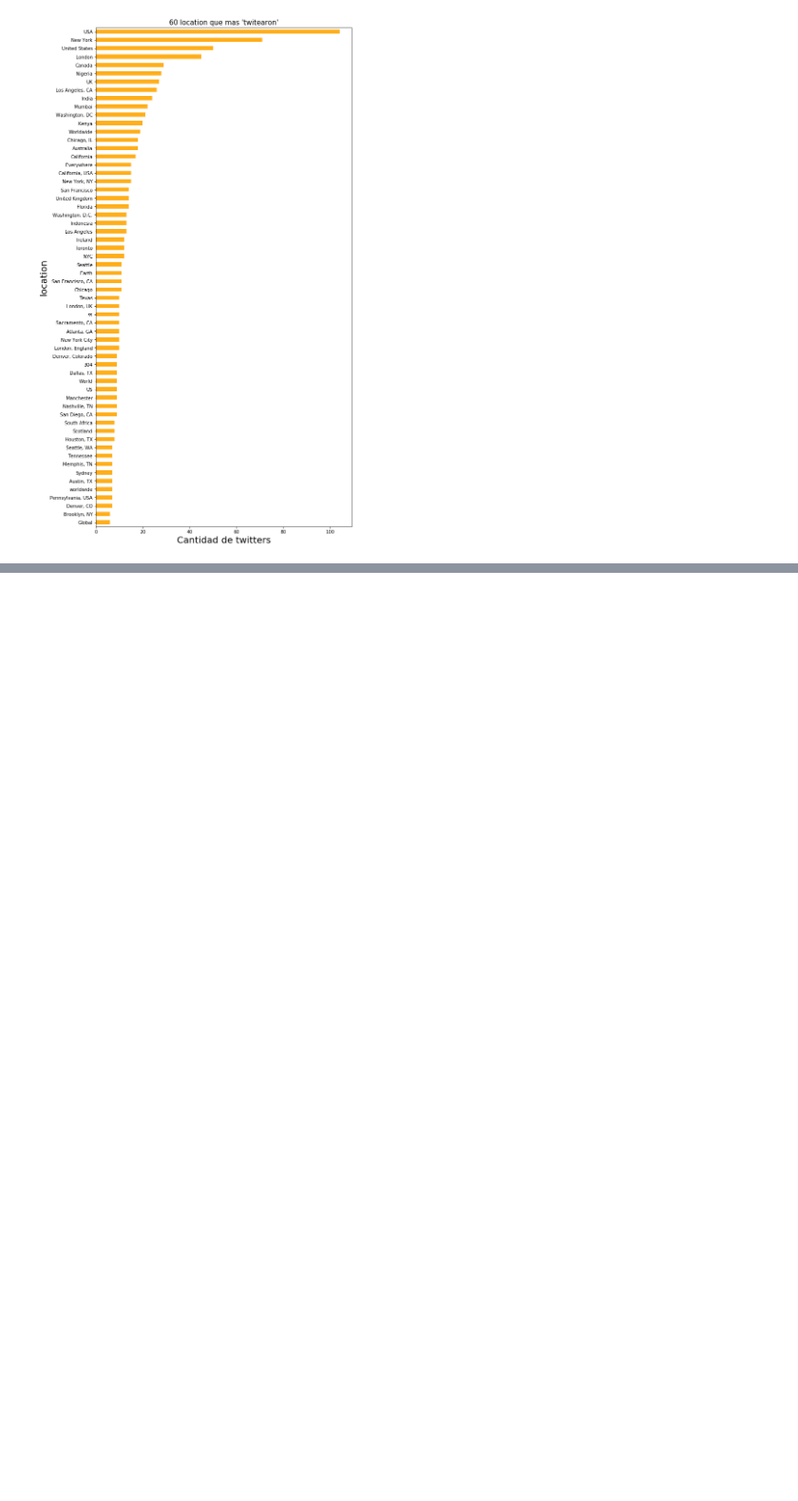
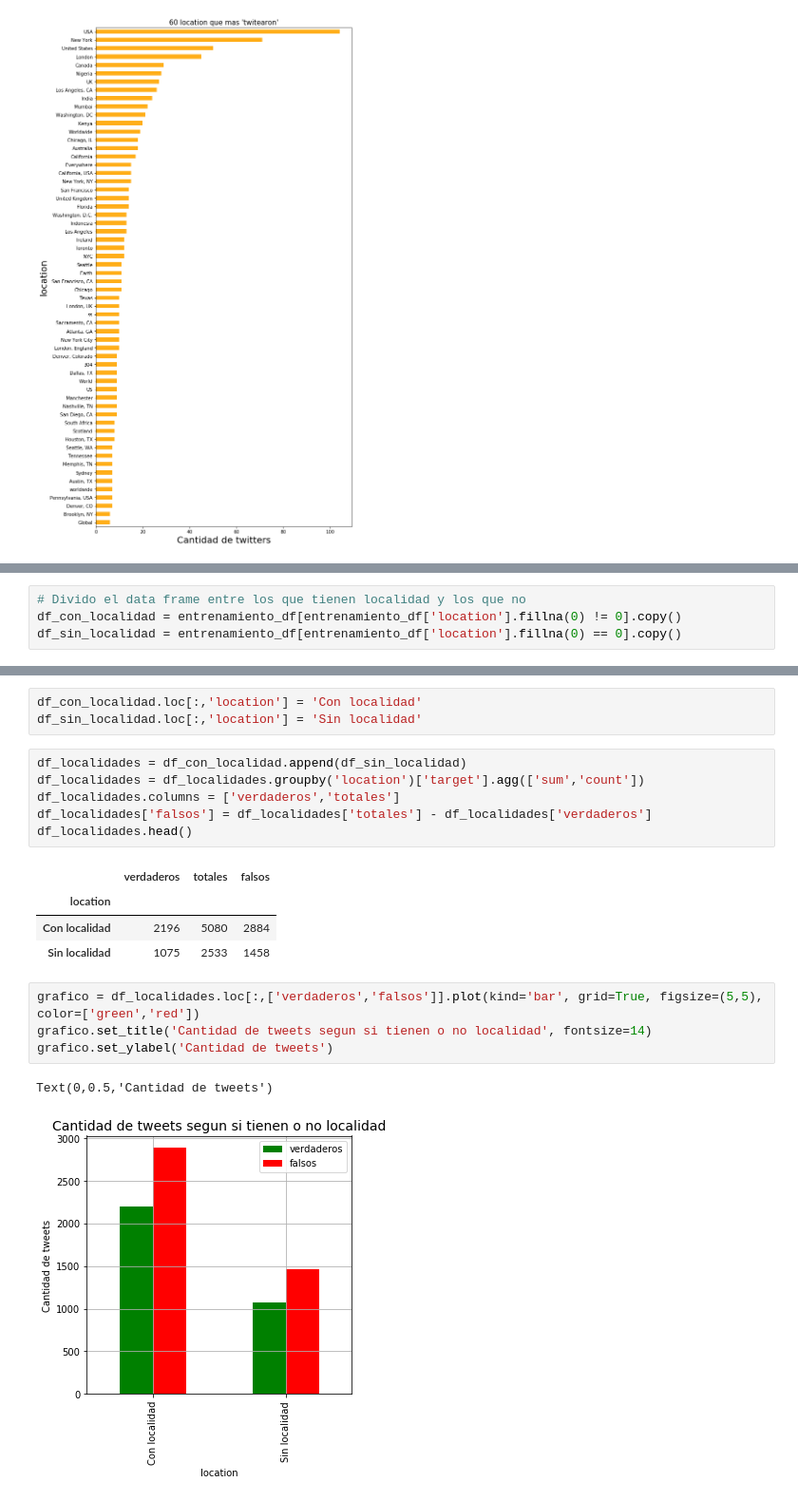
Before and after one commit to gastonfiuba/TP1Orga, a Jupyter notebook: TP1_Orga_De_Datos/AnalisisTP.ipynb, the cells around one changed output, grey strips where cells are left out. Shown: that part at 95% size. Cells and saved outputs as stored; diff of their text form; blank space fills up the shorter version.

Commit message:
Agrego graficos por localidad de su veracidad y longitud del texto

```diff
--- a/TP1_Orga_De_Datos/AnalisisTP.ipynb
+++ b/TP1_Orga_De_Datos/AnalisisTP.ipynb
@@ -196,0 +199,4 @@ Text(0, 0.5, 'location')
+# %%
+# Divido el data frame entre los que tienen localidad y los que no
+df_con_localidad = entrenamiento_df[entrenamiento_df['location'].fillna(0) != 0].copy()
+df_sin_localidad = entrenamiento_df[entrenamiento_df['location'].fillna(0) == 0].copy()
@@ -196,0 +221,21 @@ Text(0, 0.5, 'location')
+# %%
+df_con_localidad.loc[:,'location'] = 'Con localidad'
+df_sin_localidad.loc[:,'location'] = 'Sin localidad'
+# %%
+df_localidades = df_con_localidad.append(df_sin_localidad)
+df_localidades = df_localidades.groupby('location')['target'].agg(['sum','count'])
+df_localidades.columns = ['verdaderos','totales']
+df_localidades['falsos'] = df_localidades['totales'] - df_localidades['verdaderos']
+df_localidades.head()
+# %% [output]
+|  | verdaderos | totales | falsos |
+| location |  |  |  |
+| Con localidad | 2196 | 5080 | 2884 |
+| Sin localidad | 1075 | 2533 | 1458 |
+# %%
+grafico = df_localidades.loc[:,['verdaderos','falsos']].plot(kind='bar', grid=True, figsize=(5,5), color=['green','red'])
+grafico.set_title('Cantidad de tweets segun si tienen o no localidad', fontsize=14)
+grafico.set_ylabel('Cantidad de tweets')
+# %% [output]
+Text(0,0.5,'Cantidad de tweets')
+[figure, added]
```
Also changed, not shown: parts of 13 cells of this notebook.
